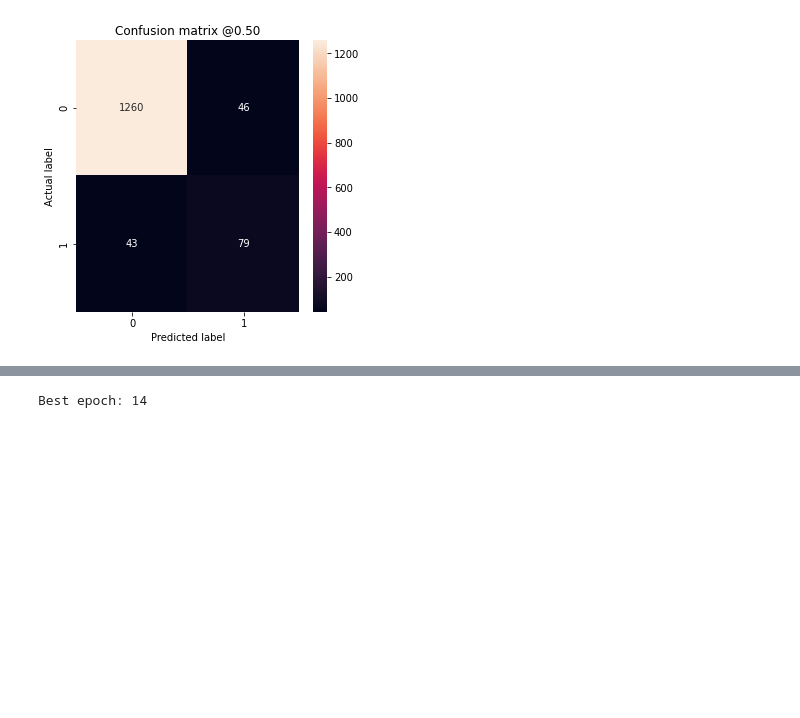
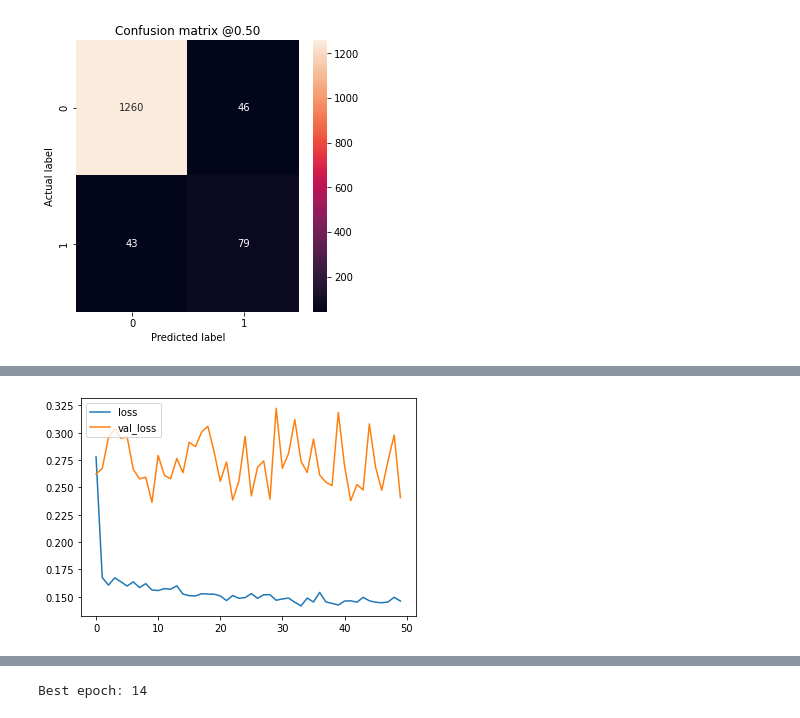
Before and after one commit to Marvin0212/AI-in-Medicine_Tsia, a Jupyter notebook: predict_pretrained.ipynb, the cells around one changed output, grey strips where cells are left out. Saved outputs shown, nothing was run; the diff lists cells and outputs as text; code cells hidden in the pictures; blank space fills up the shorter version.

Commit message:
Model update
Stack Model

```diff
--- a/predict_pretrained.ipynb
+++ b/predict_pretrained.ipynb
@@ -75,6 +76,19 @@ with open('X_train_fft.pkl', 'rb') as f:
     X_train_fft = pickle.load(f)
 with open('X_val_fft.pkl', 'rb') as f:
     X_val_fft = pickle.load(f)
+# %%
+with open('pred_train_Time.pkl', 'rb') as f:
+    pred_train_Time = pickle.load(f)
+with open('pred_val_Time.pkl', 'rb') as f:
+    pred_val_Time = pickle.load(f)
+with open('pred_train_fft.pkl', 'rb') as f:
+    pred_train_fft = pickle.load(f)
+with open('pred_val_fft.pkl', 'rb') as f:
+    pred_val_fft = pickle.load(f)
+with open('Y_train.pkl', 'rb') as f:
+    Y_train = pickle.load(f)
+with open('Y_val.pkl', 'rb') as f:
+    Y_val = pickle.load(f)
 # %%
 with open('sdnn_normal.pkl', 'rb') as f:
     sdnn_normal = pickle.load(f)
@@ -1502,0 +1578,67 @@ KeyboardInterrupt: ignored
+# %%
+METRICS = [
+      keras.metrics.TruePositives(name='tp'),
+      keras.metrics.FalsePositives(name='fp'),
+      keras.metrics.TrueNegatives(name='tn'),
+      keras.metrics.FalseNegatives(name='fn'),
+      keras.metrics.BinaryAccuracy(name='accuracy'),
+      keras.metrics.Precision(name='precision'),
+      keras.metrics.Recall(name='recall'),
+      keras.metrics.AUC(name='auc'),
+      keras.metrics.AUC(name='prc', curve='PR'), # precision-recall curve
+      keras.metrics.BinaryAccuracy(name='binary_accuracy')
+]
+def make_stack_model(metrics=METRICS, output_bias=None):
+  # input layers for the predictions of the two base models
+  input_Time = keras.layers.Input(shape=(32,1), name='input_1')
+  input_FFT = keras.layers.Input(shape=(32,1), name='input_2')
+  # Concatenate the predictions
+  merged = keras.layers.Concatenate()([input_Time, input_FFT])
+  flatten=keras.layers.Flatten()(merged)
+  # Add layers to the model
+  dense_batch_norm_1 = layers.BatchNormalization()(flatten)
+  dense_1 = keras.layers.Dense(units=64, activation='relu',kernel_regularizer=regularizers.l2(0.01))(dense_batch_norm_1)
+  dropout_1 = keras.layers.Dropout(0.3)(dense_1)
+
+  dense_batch_norm_2 = layers.BatchNormalization()(dropout_1)
+  dense_2 = keras.layers.Dense(units=64, activation='relu',kernel_regularizer=regularizers.l2(0.01))(dense_batch_norm_2)
+  dropout_2 = keras.layers.Dropout(0.3)(dense_2)
+
+  dense_batch_norm_3 = layers.BatchNormalization()(dropout_2)
+  dense_3 = keras.layers.Dense(units=64, activation='relu',kernel_regularizer=regularizers.l2(0.01))(dense_batch_norm_3)
+  dropout_3 = keras.layers.Dropout(0.3)(dense_2)
+
+  #dense layer with a sigmoid activation function
+  output = keras.layers.Dense(2, activation='sigmoid')(dropout_3)
+
+  #final model
+  model = keras.Model(inputs=[input_Time, input_FFT], outputs=output)
+  model.compile(
+    optimizer=keras.optimizers.Adam(learning_rate=1e-2),
+    loss=keras.losses.BinaryCrossentropy(),
+    metrics=metrics)
+  return model
+
+stack_model = make_stack_model()
+stack_model.summary()
+
+#safe best model after every epoch
+checkpoint = ModelCheckpoint(filepath='/content/drive/My Drive/best_stack_model.h5',
+                             monitor='val_binary_accuracy',
+                             save_best_only=True,
+                             verbose=1)
+##fft+Time signal
+history = stack_model.fit(
+    (pred_train_Time,pred_train_fft), Y_train[:20000,:],
+    validation_data=((pred_val_Time,pred_val_fft), Y_val),
+    epochs=50,
+    callbacks=[checkpoint],
+    batch_size=128,
+    verbose=1,
+)
+
+#plot loss
+history_frame = pd.DataFrame(history.history)
+history_frame.loc[:, ['loss', 'val_loss']].plot()
+history_frame.loc[:, ['binary_accuracy', 'val_binary_accuracy']].plot();
+# %% [output]
@@ -1502,0 +1662 @@ KeyboardInterrupt: ignored
+[figure, added]
```
Also changed, not shown: parts of 34 cells of this notebook, 37 other files.
